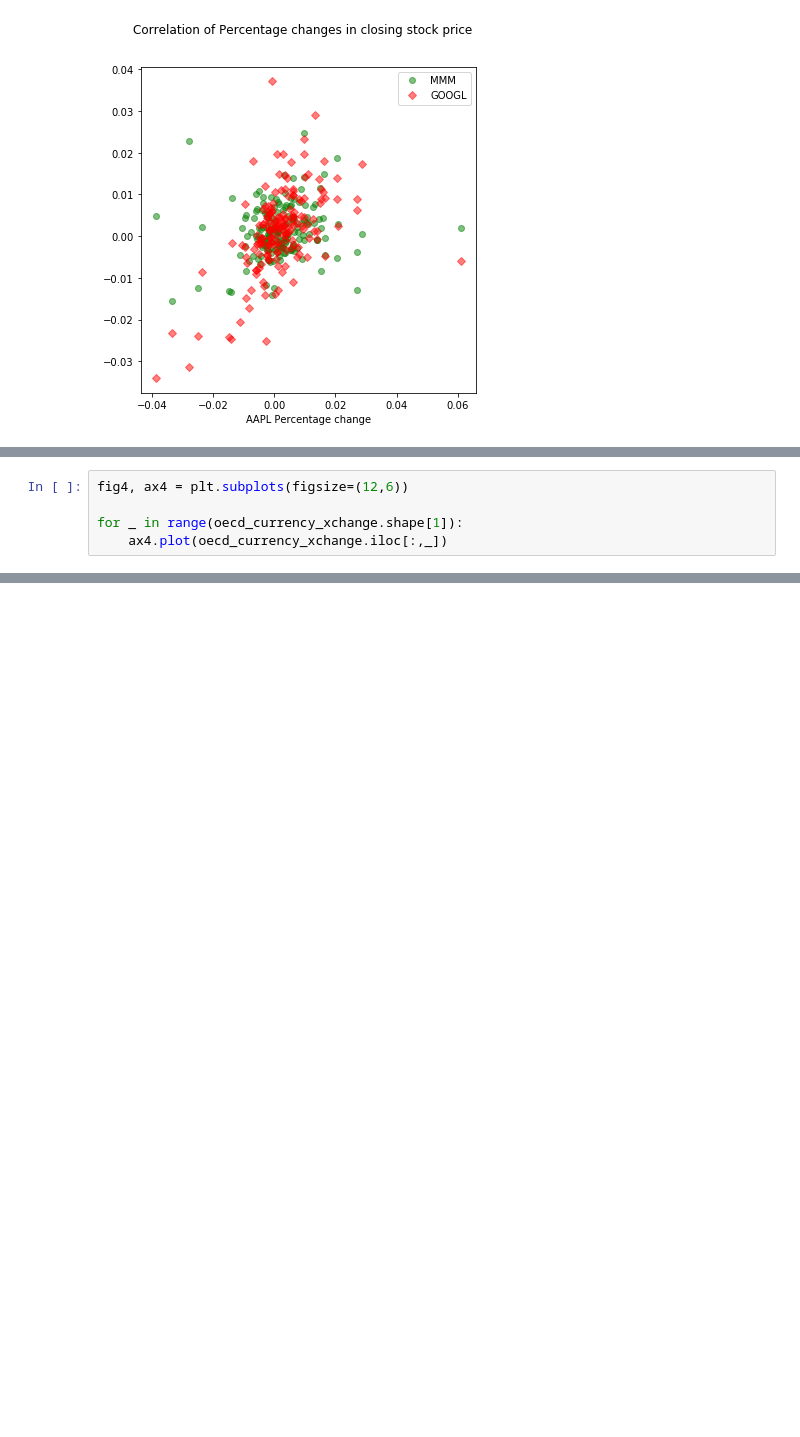
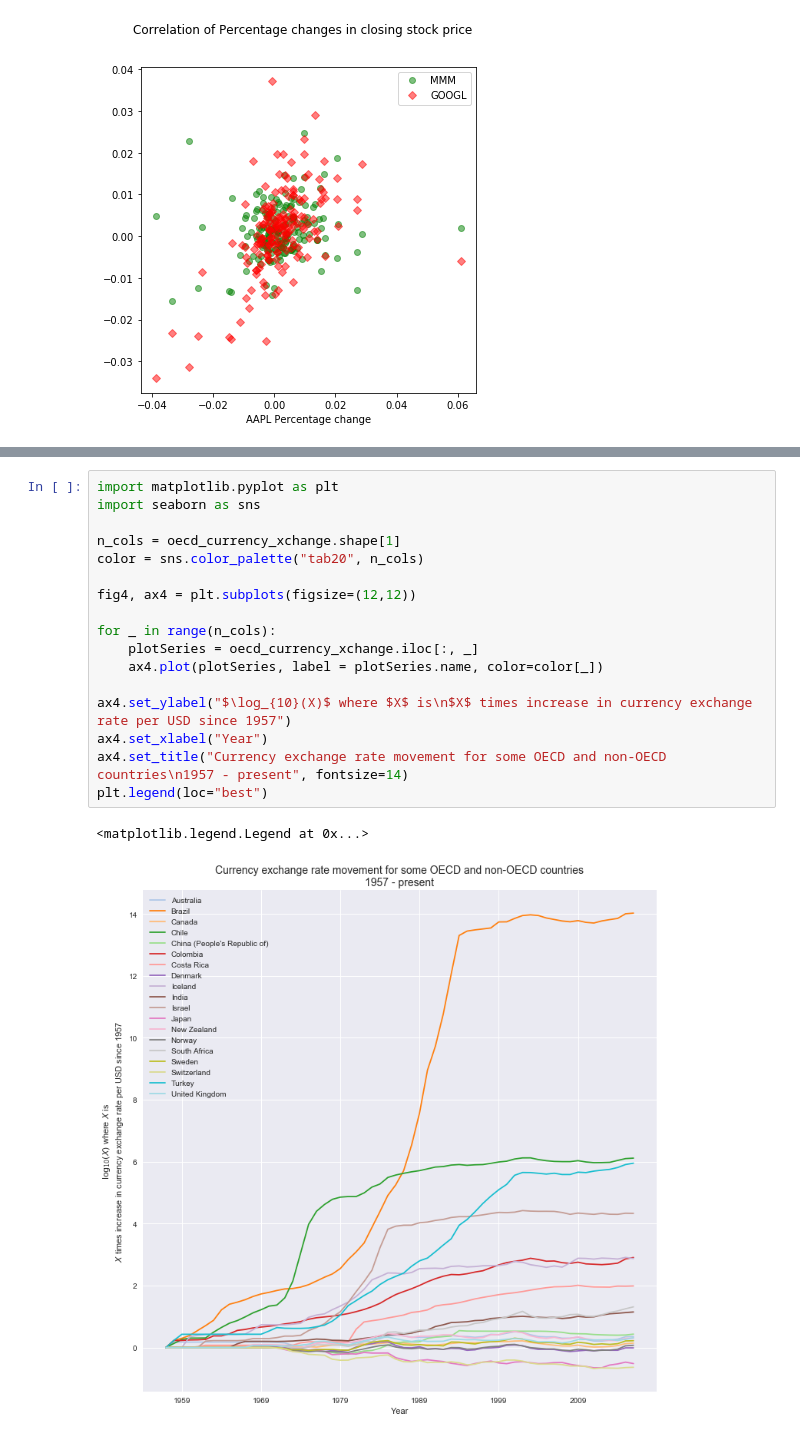
Before and after one commit to uliang/First-steps-with-the-Python-language, a Jupyter notebook: Unit3_1.ipynb, the cells around one changed output, grey strips where cells are left out. Saved outputs shown, nothing was run; the diff lists cells and outputs as text; blank space fills up the shorter version.

```diff
--- a/Unit3_1.ipynb
+++ b/Unit3_1.ipynb
@@ -191,5 +135,0 @@ oecd_currency_xchange.head()
-# %%
-fig4, ax4 = plt.subplots(figsize=(12,6))
-
-for _ in range(oecd_currency_xchange.shape[1]):
-    ax4.plot(oecd_currency_xchange.iloc[:,_])
@@ -221,0 +182,20 @@ oecd_currency_xchange.shape
+# %%
+import matplotlib.pyplot as plt
+import seaborn as sns
+
+n_cols = oecd_currency_xchange.shape[1]
+color = sns.color_palette("tab20", n_cols)
+
+fig4, ax4 = plt.subplots(figsize=(12,12))
+
+for _ in range(n_cols):
+    plotSeries = oecd_currency_xchange.iloc[:, _]
+    ax4.plot(plotSeries, label = plotSeries.name, color=color[_])
+
+ax4.set_ylabel("$\log_{10}(X)$ where $X$ is\n$X$ times increase in currency exchange rate per USD since 1957")
+ax4.set_xlabel("Year")
+ax4.set_title("Currency exchange rate movement for some OECD and non-OECD countries\n1957 - present", fontsize=14)
+plt.legend(loc="best")
+# %% [output]
+<matplotlib.legend.Legend at 0x...>
+[figure, added]
```
Also changed, not shown: parts of 13 cells of this notebook, 2 other files.
